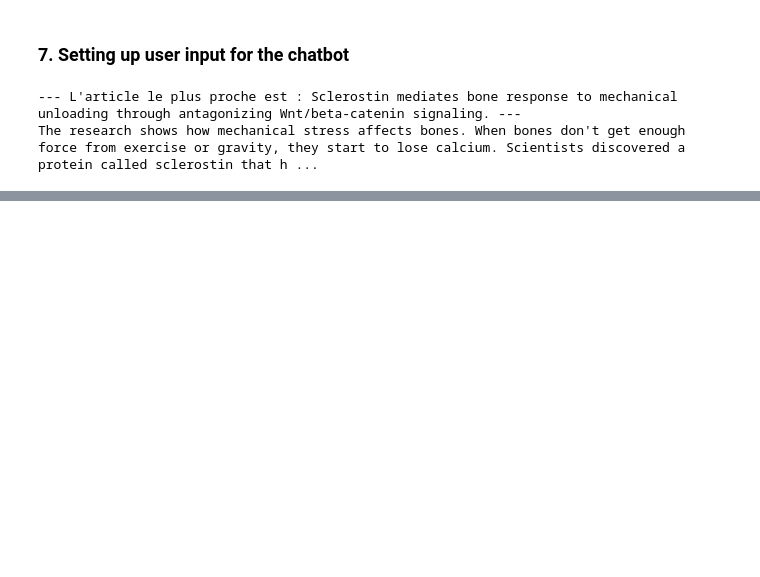
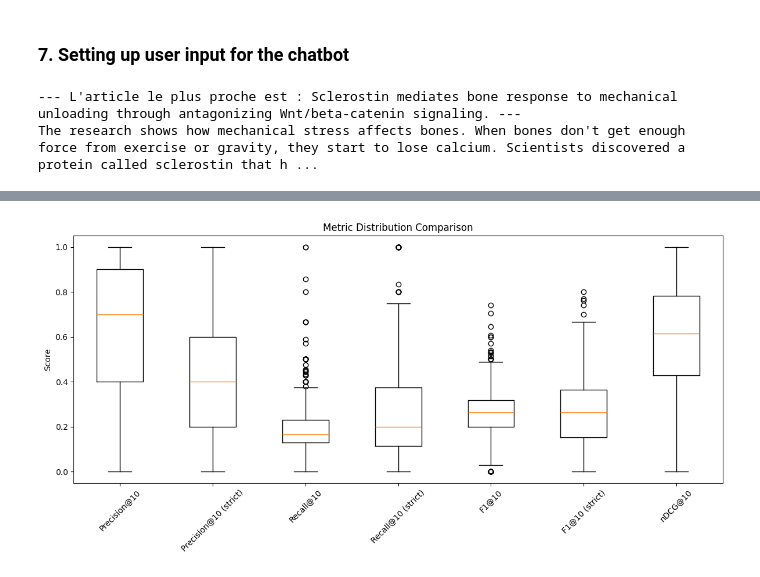
Before and after one commit to saidamoussaeva/Hands-on-NLP-Project, a Jupyter notebook: OptimusPrime_for_GoogleColab.ipynb, the cells around one changed output, grey strips where cells are left out. Drawn from its saved outputs; the diff is of its cells as text; code cells hidden in the pictures; blank space fills up the shorter version.

```diff
--- a/OptimusPrime_for_GoogleColab.ipynb
+++ b/OptimusPrime_for_GoogleColab.ipynb
@@ -350,0 +386,11 @@ The research shows how mechanical stress affects bones. When bones don't get eno
+# %%
+from sklearn.metrics.pairwise import cosine_similarity
+import numpy as np
+
+def baseline_retrieve_top_k(query, k=5):
+    # TFIDF quety
+    q_vec = vectorizer.transform([query])
+    # cosine similaruty
+    scores = cosine_similarity(q_vec, X)[0]
+    top_idx = np.argsort(scores)[-k:][::-1]
+    return corpus_df.iloc[top_idx]["pmid"]
@@ -350,0 +728,12 @@ The research shows how mechanical stress affects bones. When bones don't get eno
+# %%
+plt.figure(figsize=(12, 6))
+
+plt.boxplot(metrics.values())
+plt.xticks(range(1, len(metrics)+1), metrics.keys(), rotation=45)
+plt.ylabel("Score")
+plt.title("Metric Distribution Comparison")
+
+plt.tight_layout()
+plt.show()
+# %% [output]
+[figure, added]
```
Also changed, not shown: parts of 20 cells of this notebook.
